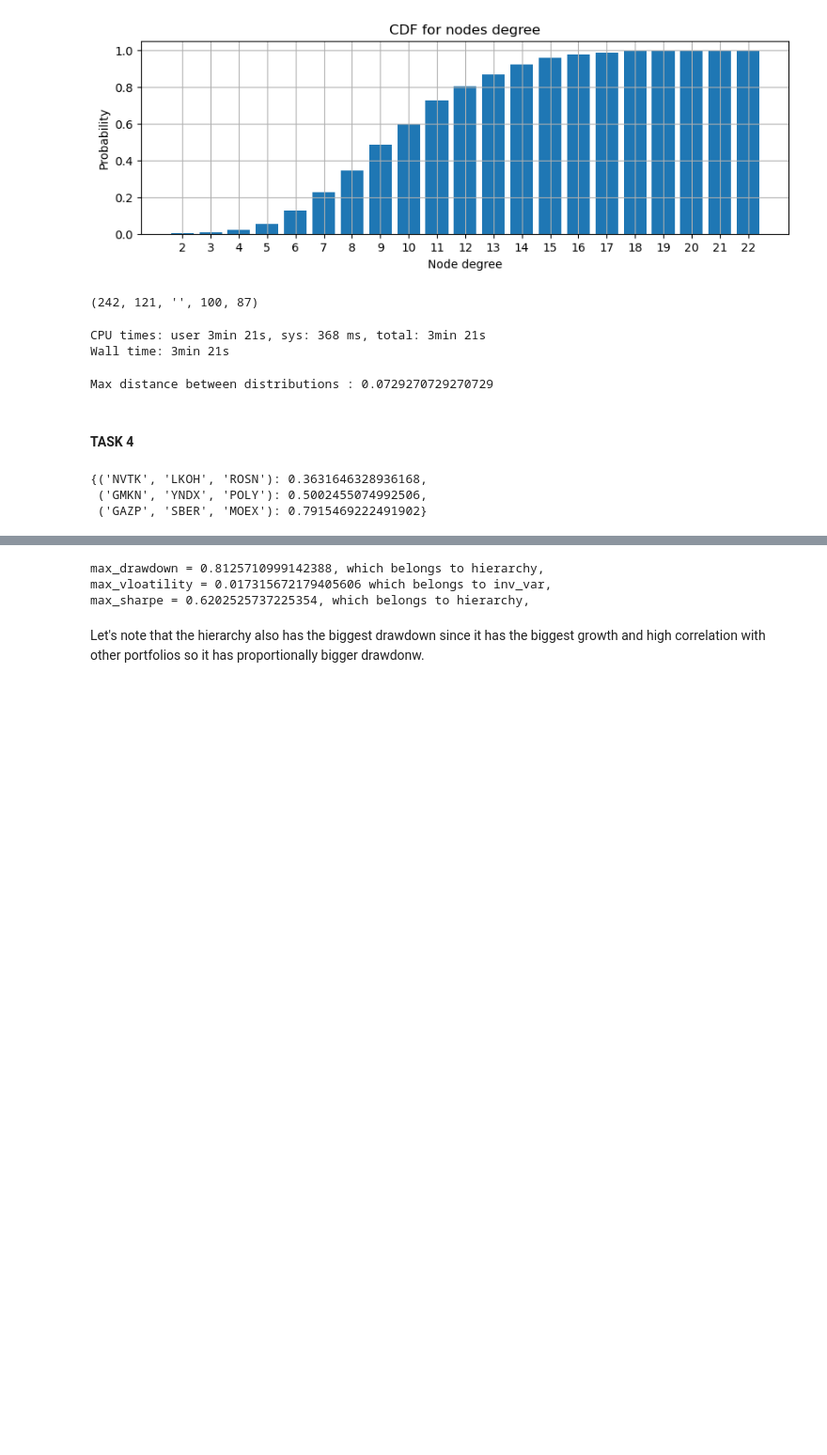
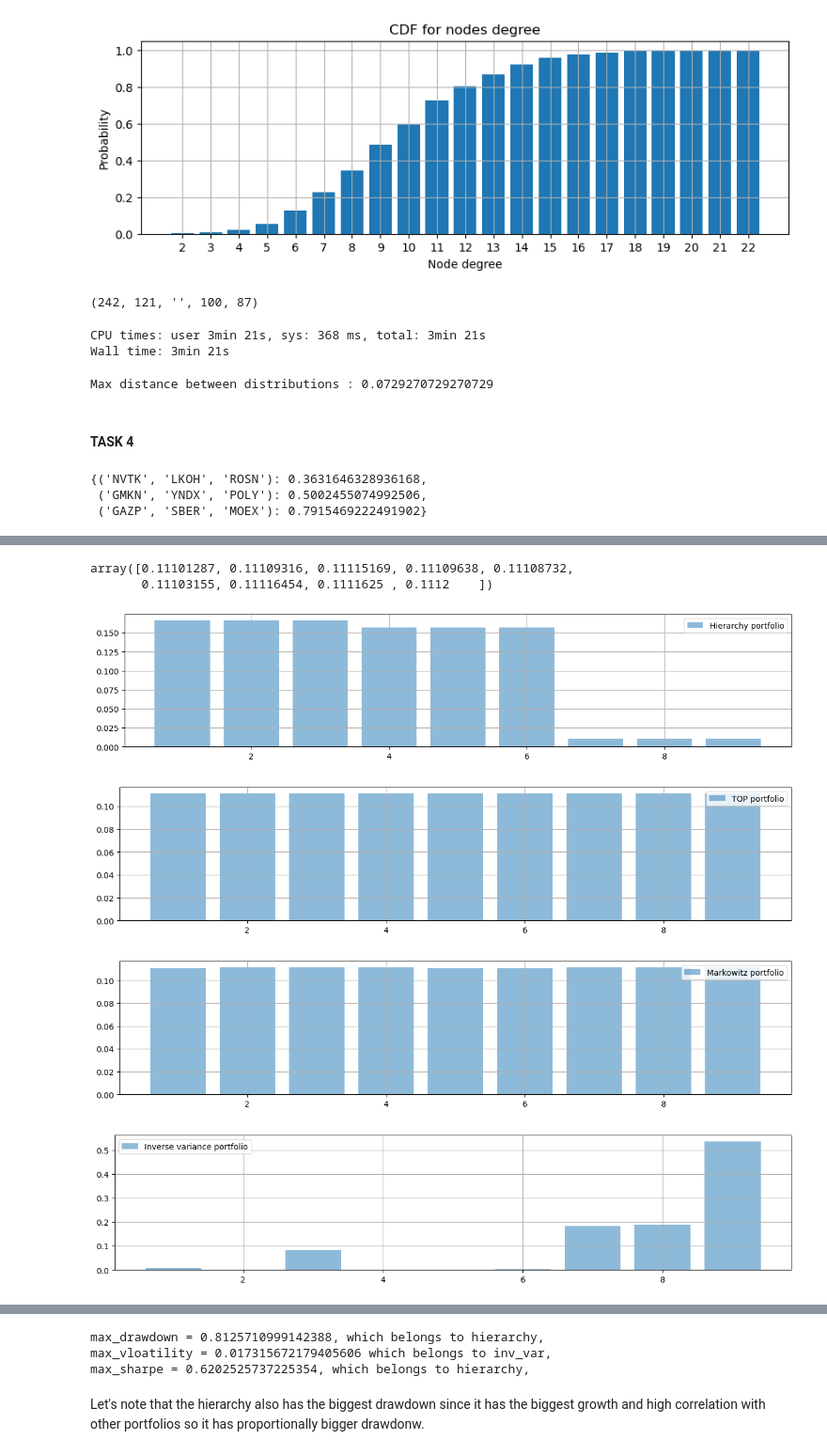
Before and after one commit to dmtrpolovnikov/network_analysis, a Jupyter notebook: practice_7.ipynb, the cells around one changed output, grey strips where cells are left out. Shown at 94% size. Drawn from its saved outputs; the diff is of its cells as text; code cells hidden in the pictures; blank space fills up the shorter version.

```diff
--- a/practice_7.ipynb
+++ b/practice_7.ipynb
@@ -504,6 +516,40 @@ pnls_hierarchy = (w_hierarchy * returns_ahead_df.shift(-1)).sum(axis=1).cumsum()
 pnls_top = (w_top * returns_ahead_df.shift(-1)).sum(axis=1).cumsum()
 pnls_markowitz = (w_markowitz * returns_ahead_df.shift(-1)).sum(axis=1).cumsum()
 pnls_inv_var = (w_inv_var * returns_ahead_df.shift(-1)).sum(axis=1).cumsum()
+# %%
+w_markowitz
+# %% [output]
+array([0.11101287, 0.11109316, 0.11115169, 0.11109638, 0.11108732,
+       0.11103155, 0.11116454, 0.1111625 , 0.1112    ])
+# %%
+plt.figure(figsize=(15,3))
+plt.bar(height=w_hierarchy, x=np.arange(1, len(tickers)+1), label='Hierarchy portfolio', alpha=0.5)
+plt.grid()
+plt.legend()
+plt.show()
+
+plt.figure(figsize=(15,3))
+plt.bar(height=w_top, x=np.arange(1, len(tickers)+1), label='TOP portfolio', alpha=0.5)
+plt.grid()
+plt.legend()
+plt.show()
+
+plt.figure(figsize=(15,3))
+plt.bar(height=w_markowitz, x=np.arange(1, len(tickers)+1), label='Markowitz portfolio', alpha=0.5)
+plt.grid()
+plt.legend()
+plt.show()
+
+plt.figure(figsize=(15,3))
+plt.bar(height=w_inv_var, x=np.arange(1, len(tickers)+1), label='Inverse variance portfolio', alpha=0.5)
+plt.grid()
+plt.legend()
+plt.show()
+# %% [output]
+[figure, added]
+[figure, added]
+[figure, added]
+[figure, added]
 # %%
 # compare plots
 plt.figure(figsize=(20,10))
```
Also changed, not shown: parts of 3 cells of this notebook.
